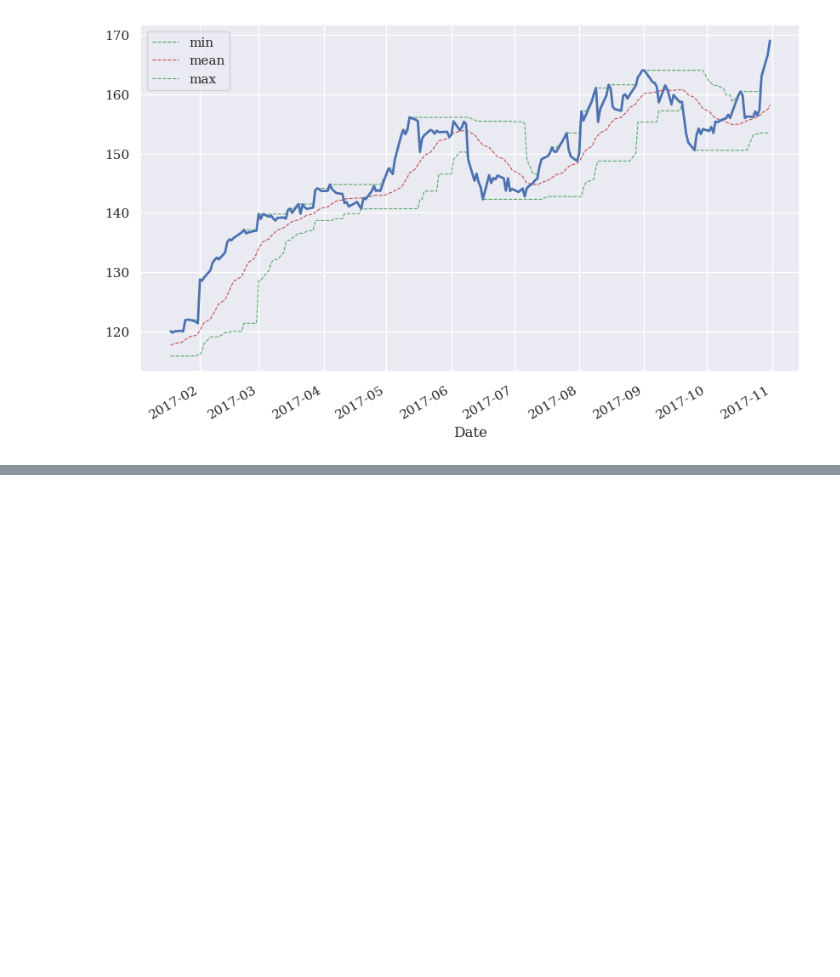
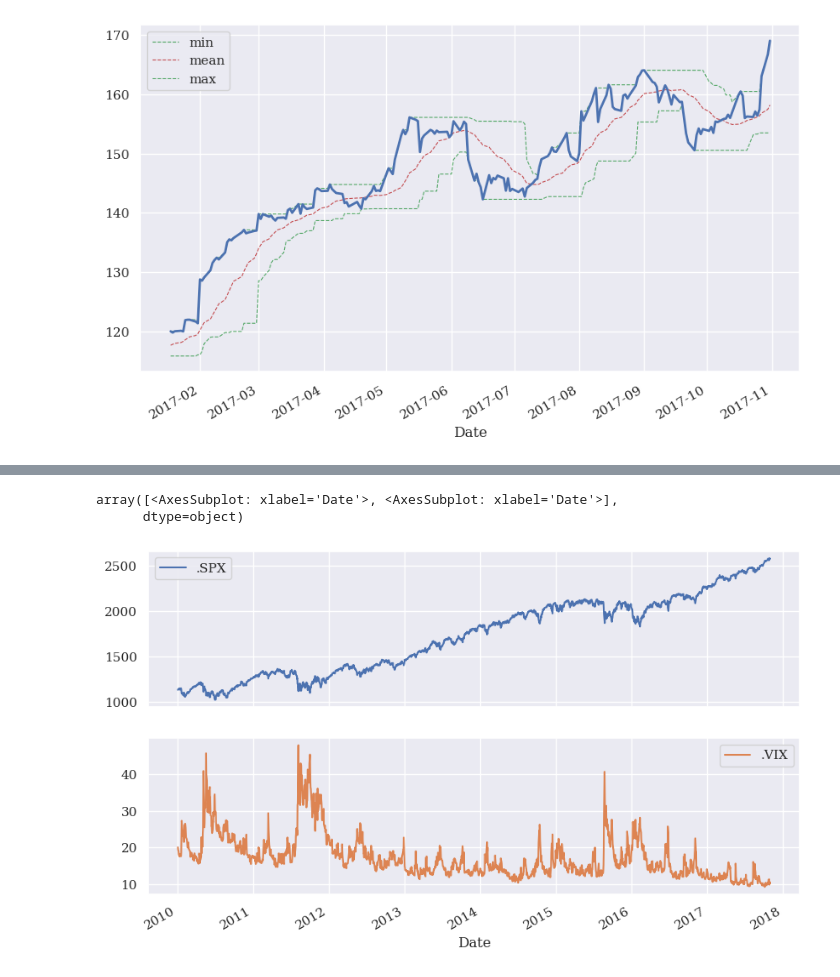
Before and after one commit to AshishKakran/finance, a Jupyter notebook: financial_time_series.ipynb, the cells around one changed output, grey strips where cells are left out. Drawn from its saved outputs; the diff is of its cells as text; code cells hidden in the pictures; blank space fills up the shorter version.

```diff
--- a/financial_time_series.ipynb
+++ b/financial_time_series.ipynb
@@ -276,0 +305,2 @@ apple[sym].iloc[-200:].plot(ax = ax, lw = 2.0)
+# %%
+temp = data[['.SPX', '.VIX']]
@@ -276,0 +317,6 @@ apple[sym].iloc[-200:].plot(ax = ax, lw = 2.0)
+# %%
+temp.plot(subplots = True, figsize = (10,6))
+# %% [output]
+array([<AxesSubplot: xlabel='Date'>, <AxesSubplot: xlabel='Date'>],
+      dtype=object)
+[figure, added]
```
Also changed, not shown: parts of 11 cells of this notebook.
